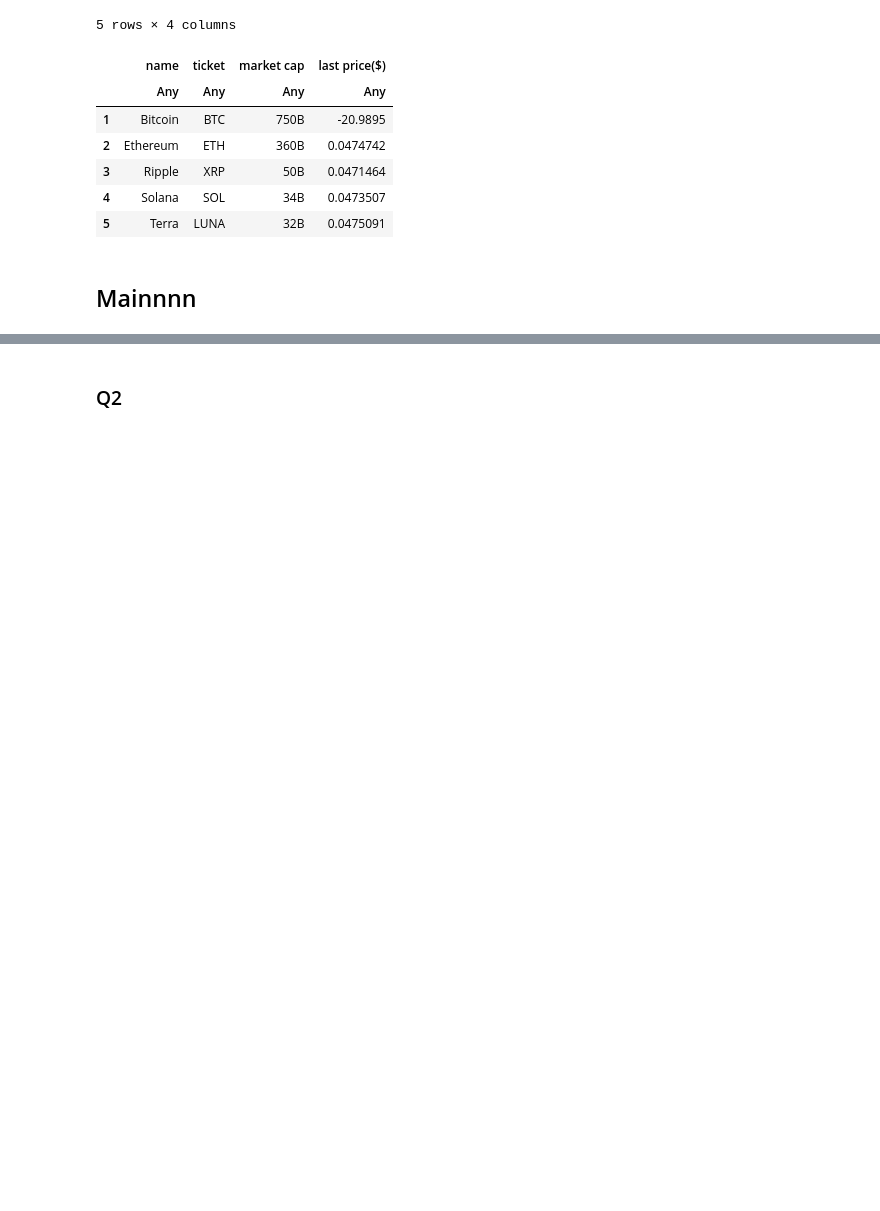
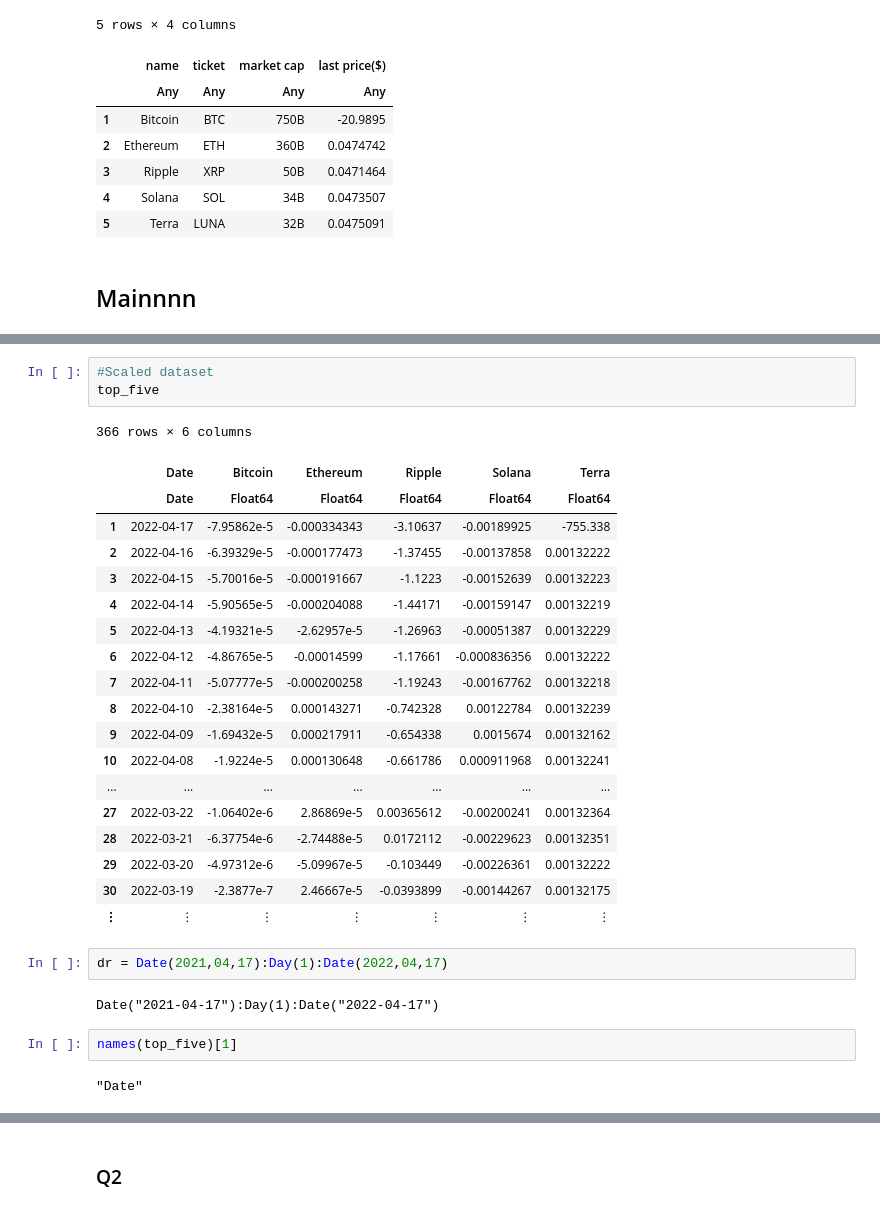
Before and after one commit to narges8k/Data-Science-and-HPC, a Jupyter notebook: Exercises/Project2/Project2.ipynb, the cells around one changed output, grey strips where cells are left out. Cells and saved outputs as stored; diff of their text form; blank space fills up the shorter version.

```diff
--- a/Exercises/Project2/Project2.ipynb
+++ b/Exercises/Project2/Project2.ipynb
@@ -121,0 +146,31 @@ LoadError: ArgumentError: column name :i not found in the data frame
+# %%
+#Scaled dataset
+top_five
+# %% [output]
+366 rows × 6 columns
+|  | Date | Bitcoin | Ethereum | Ripple | Solana | Terra |
+|  | Date | Float64 | Float64 | Float64 | Float64 | Float64 |
+| 1 | 2022-04-17 | -7.95862e-5 | -0.000334343 | -3.10637 | -0.00189925 | -755.338 |
+| 2 | 2022-04-16 | -6.39329e-5 | -0.000177473 | -1.37455 | -0.00137858 | 0.00132222 |
+| 3 | 2022-04-15 | -5.70016e-5 | -0.000191667 | -1.1223 | -0.00152639 | 0.00132223 |
+| 4 | 2022-04-14 | -5.90565e-5 | -0.000204088 | -1.44171 | -0.00159147 | 0.00132219 |
+| 5 | 2022-04-13 | -4.19321e-5 | -2.62957e-5 | -1.26963 | -0.00051387 | 0.00132229 |
+| 6 | 2022-04-12 | -4.86765e-5 | -0.00014599 | -1.17661 | -0.000836356 | 0.00132222 |
+| 7 | 2022-04-11 | -5.07777e-5 | -0.000200258 | -1.19243 | -0.00167762 | 0.00132218 |
+| 8 | 2022-04-10 | -2.38164e-5 | 0.000143271 | -0.742328 | 0.00122784 | 0.00132239 |
+| 9 | 2022-04-09 | -1.69432e-5 | 0.000217911 | -0.654338 | 0.0015674 | 0.00132162 |
+| 10 | 2022-04-08 | -1.9224e-5 | 0.000130648 | -0.661786 | 0.000911968 | 0.00132241 |
+| ... | ... | ... | ... | ... | ... | ... |
+| 27 | 2022-03-22 | -1.06402e-6 | 2.86869e-5 | 0.00365612 | -0.00200241 | 0.00132364 |
+| 28 | 2022-03-21 | -6.37754e-6 | -2.74488e-5 | 0.0172112 | -0.00229623 | 0.00132351 |
+| 29 | 2022-03-20 | -4.97312e-6 | -5.09967e-5 | -0.103449 | -0.00226361 | 0.00132222 |
+| 30 | 2022-03-19 | -2.3877e-7 | 2.46667e-5 | -0.0393899 | -0.00144267 | 0.00132175 |
+| ⋮ | ⋮ | ⋮ | ⋮ | ⋮ | ⋮ | ⋮ |
+# %%
+dr = Date(2021,04,17):Day(1):Date(2022,04,17)
+# %% [output]
+Date("2021-04-17"):Day(1):Date("2022-04-17")
+# %%
+names(top_five)[1]
+# %% [output]
+"Date"
```
Also changed, not shown: parts of 9 cells of this notebook, 10 other files.
